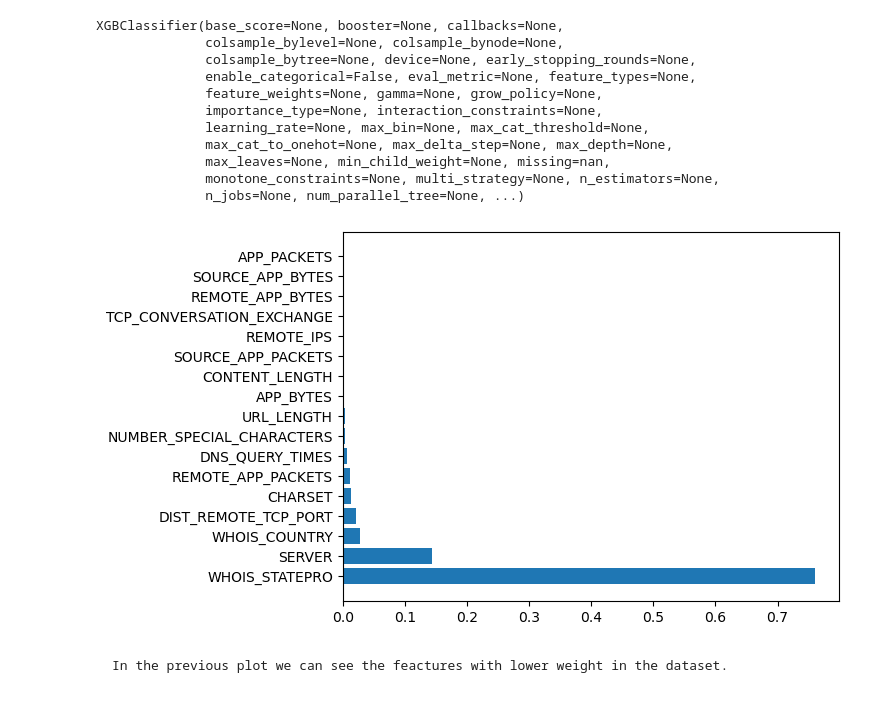
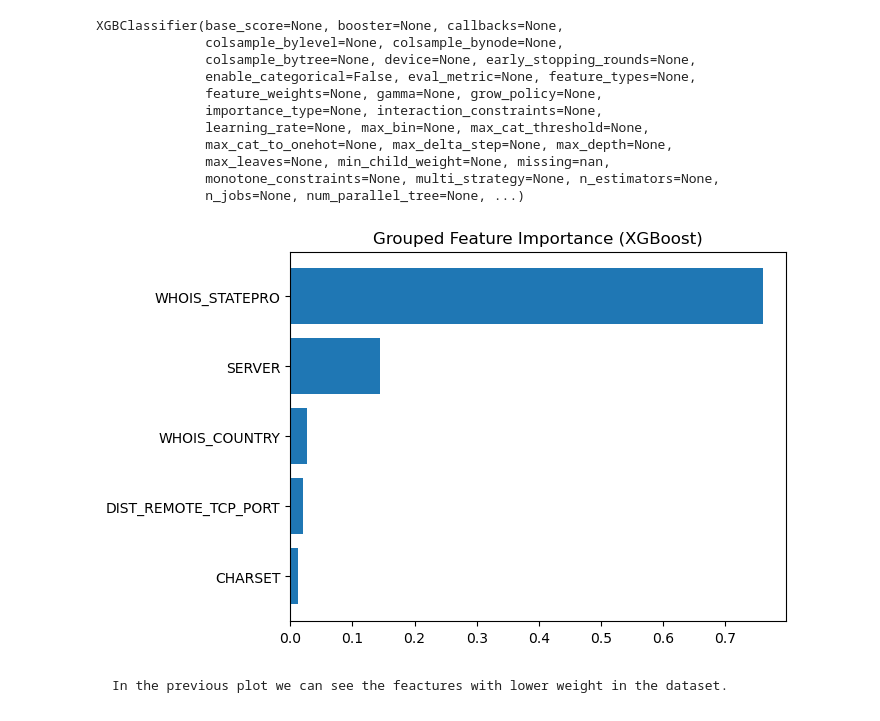
Before and after one commit to marcosfsousa/lab-supervised-learning-en, a Jupyter notebook: your-code/main.ipynb, the cells around one changed output. Saved outputs shown, nothing was run; the diff lists cells and outputs as text; code cells hidden in the pictures.

```diff
--- a/your-code/main.ipynb
+++ b/your-code/main.ipynb
@@ -137,0 +134,15 @@ websites.shape
+# %%
+# Some columns would benefit from one-hot encoding to turn them from categorical to numerical.
+
+# Commented so it doesn't trigger KeyError on subsequent cell run
+encoded_df = pd.get_dummies(
+    websites[['SERVER','WHOIS_COUNTRY','CHARSET','WHOIS_STATEPRO']],
+    dummy_na=True,
+    dtype=int
+)
+# %%
+# Commented so it doesn't keep adding more columns to the original dataframe
+websites = pd.concat([websites, encoded_df], axis=1)
+
+# Columns dropped since they were encoded
+websites.drop(columns=['SERVER','WHOIS_COUNTRY','CHARSET','WHOIS_STATEPRO'], inplace=True)
@@ -234,31 +279,36 @@ sort_idx = xgb_classifier_model.feature_importances_.argsort()
 # %%
 # plt.barh(X.columns[sort_idx],grouped_importance_[sort_idx])
 # plt.show()
 
-# Due to one-hot enconding the plot is accurate but human-unreadable.
+# Due to one-hot enconding the plot is most likely accurate but human-unreadable due to the number of features we artificially introduced.
 # To address this issue we'll aggregate by original feature group.
 
 importance_df_websites = pd.DataFrame({'feature': X.columns, 'importance': xgb_classifier_model.feature_importances_})
 
 importance_df_websites['group'] = importance_df_websites['feature']
 
 importance_df_websites.loc[importance_df_websites['feature'].str.startswith('SERVER_'),'group'] = 'SERVER'
 
 importance_df_websites.loc[importance_df_websites['feature'].str.startswith('WHOIS_COUNTRY_'),'group'] = 'WHOIS_COUNTRY'
 
 importance_df_websites.loc[importance_df_websites['feature'].str.startswith('WHOIS_STATEPRO_'),'group'] = 'WHOIS_STATEPRO'
 
 importance_df_websites.loc[importance_df_websites['feature'].str.startswith('CHARSET_'),'group'] = 'CHARSET'
 
 grouped_importance = (importance_df_websites.groupby('group')['importance'].sum().sort_values(ascending=False))
 
 # Finally we plot the bar graph with the grouped by importance values per column
+# Since from previous plotting we were able to see most of the features are not relevant to predict an outcome we limited the plot to the top 5 features ordered by importance.
 
+top_k = 5
+top_groups = grouped_importance.head(top_k)
 
-plt.barh(grouped_importance.index,grouped_importance.values)
+plt.barh(top_groups.index, top_groups.values)
+plt.gca().invert_yaxis()
+plt.title("Grouped Feature Importance (XGBoost)")
 plt.show()
 # %% [output]
-[figure, old version]
+[figure, new version]
 # %% [markdown]
     In the previous plot we can see the feactures with lower weight in the dataset.
 # %% [markdown]
```
Also changed, not shown: parts of 55 cells of this notebook.
